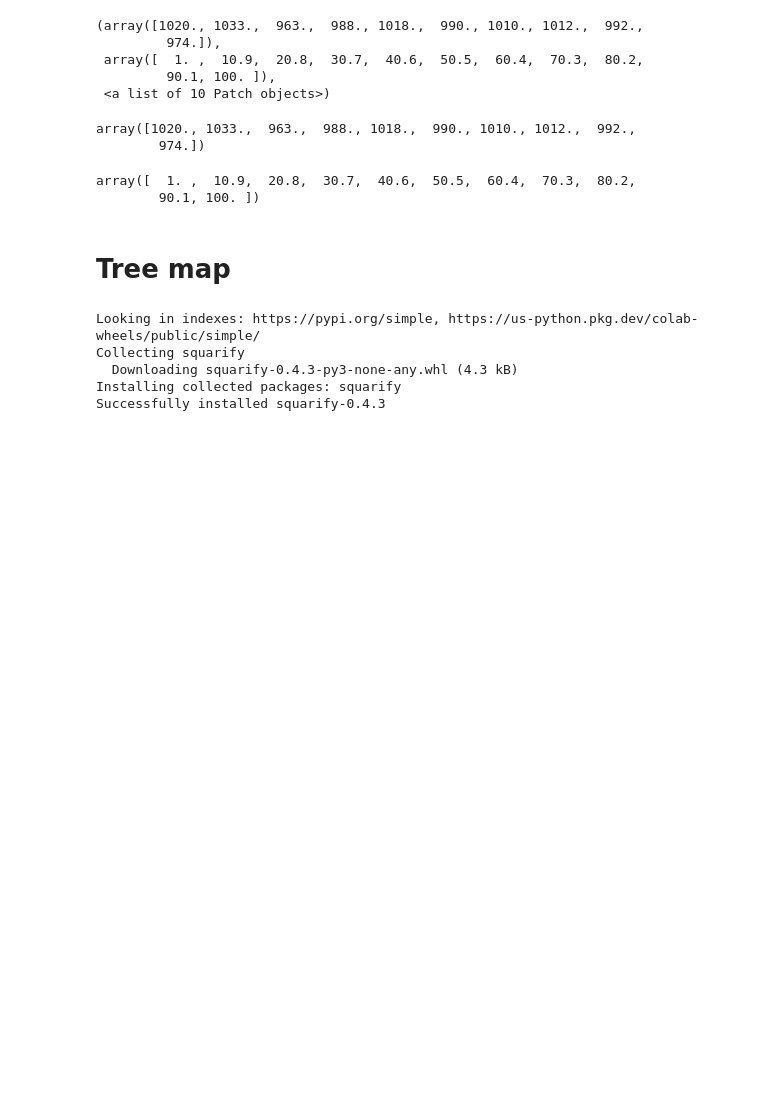
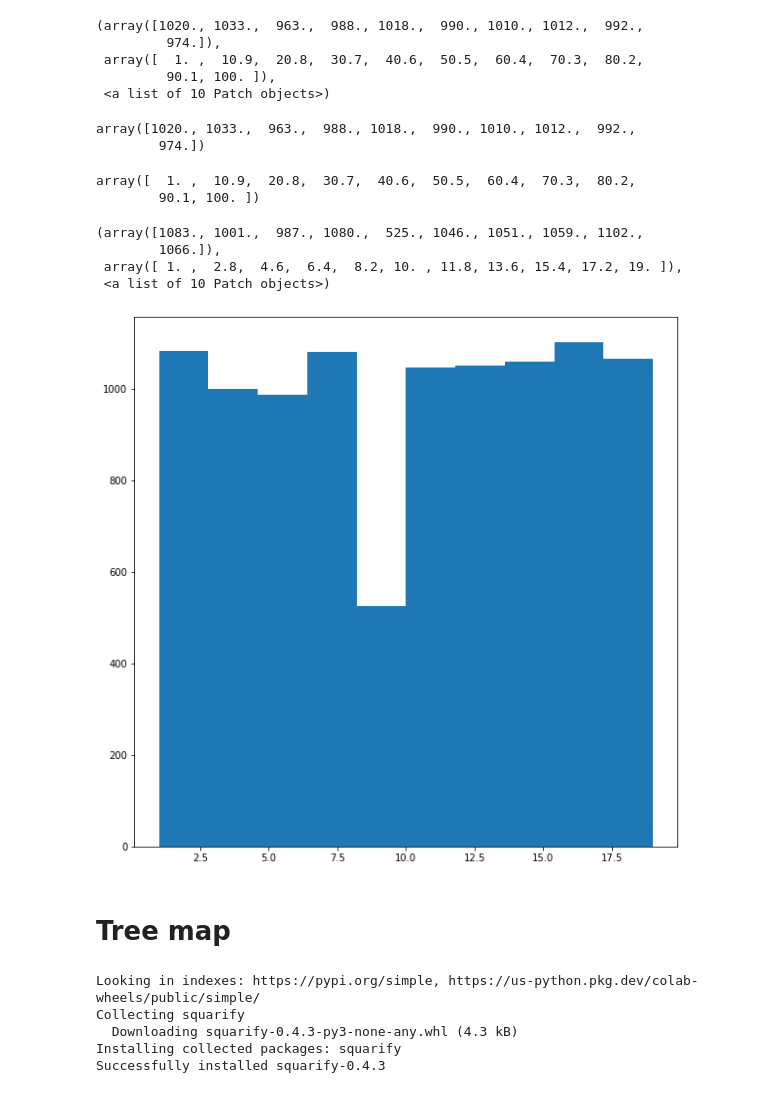
Before and after one commit to CallmeSIRI/BasicProg_DataViz65, a Jupyter notebook: DataViz04_Data_Comparison.ipynb, the cells around one changed output. Cells and saved outputs as stored; diff of their text form; code cells hidden in the pictures; blank space fills up the shorter version.

```diff
--- a/DataViz04_Data_Comparison.ipynb
+++ b/DataViz04_Data_Comparison.ipynb
@@ -424,0 +440,12 @@ array([  1. ,  10.9,  20.8,  30.7,  40.6,  50.5,  60.4,  70.3,  80.2,
+# %%
+np.random.seed(2022)
+
+A2 = np.random.randint(1,20,10000)
+# %%
+plt.hist(A2)
+# %% [output]
+(array([1083., 1001.,  987., 1080.,  525., 1046., 1051., 1059., 1102.,
+        1066.]),
+ array([ 1. ,  2.8,  4.6,  6.4,  8.2, 10. , 11.8, 13.6, 15.4, 17.2, 19. ]),
+ <a list of 10 Patch objects>)
+[figure, added]
```
Also changed, not shown: parts of 24 cells of this notebook.
